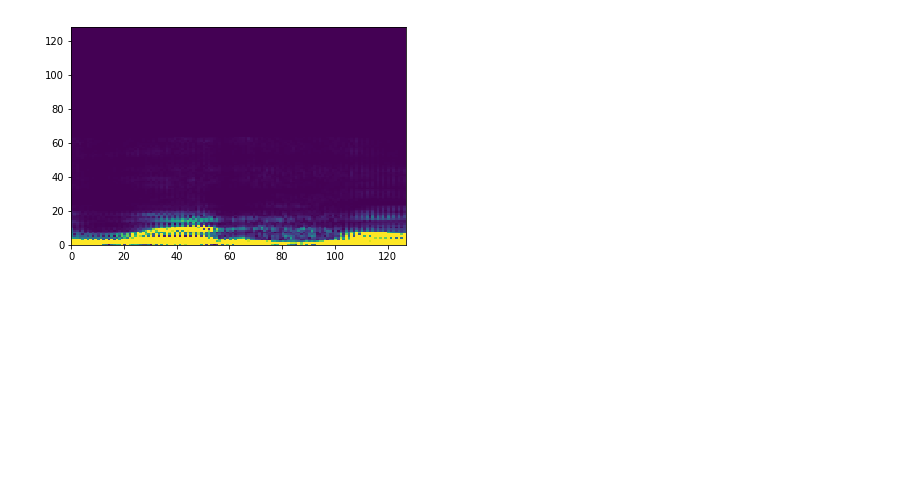
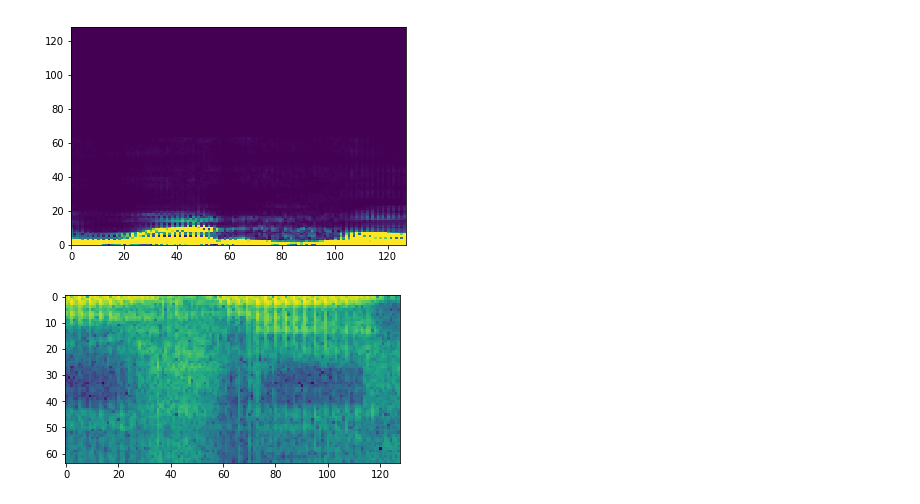
Before and after one commit to iamhectorotero/generative-audio-inpainting, a Jupyter notebook: training.ipynb, the cells around one changed output. Drawn from its saved outputs; the diff is of its cells as text; code cells hidden in the pictures; blank space fills up the shorter version.

```diff
--- a/training.ipynb
+++ b/training.ipynb
@@ -153,3 +159,9 @@ plt.show()
 [figure]
 [figure]
 [figure]
+# %%
+for i in range(1):
+    plt.imshow(ds_train[i][1][0])
+    plt.show()
+# %% [output]
+[figure, added]
```
Also changed, not shown: parts of 4 cells of this notebook, 1 other file.
